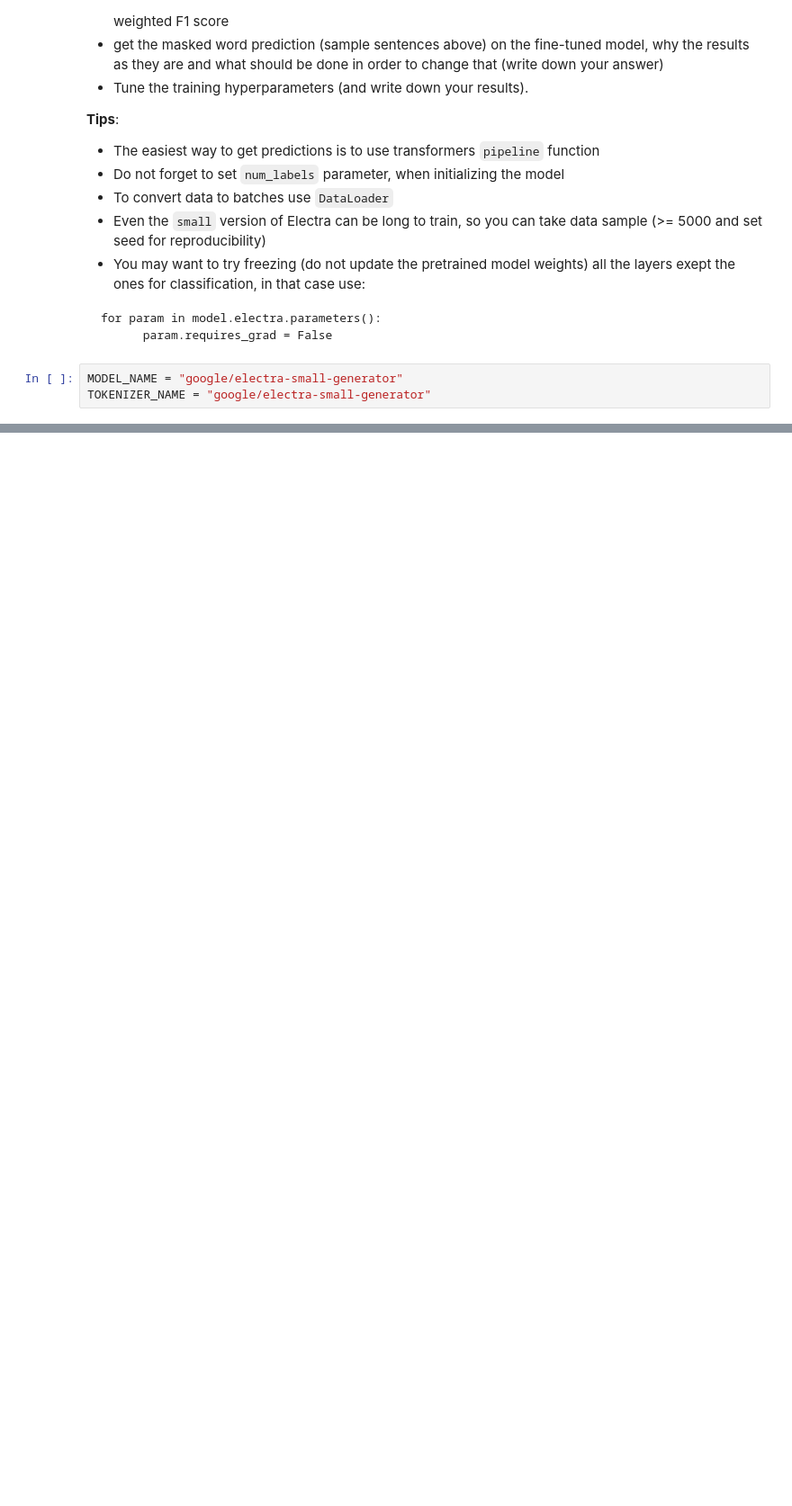
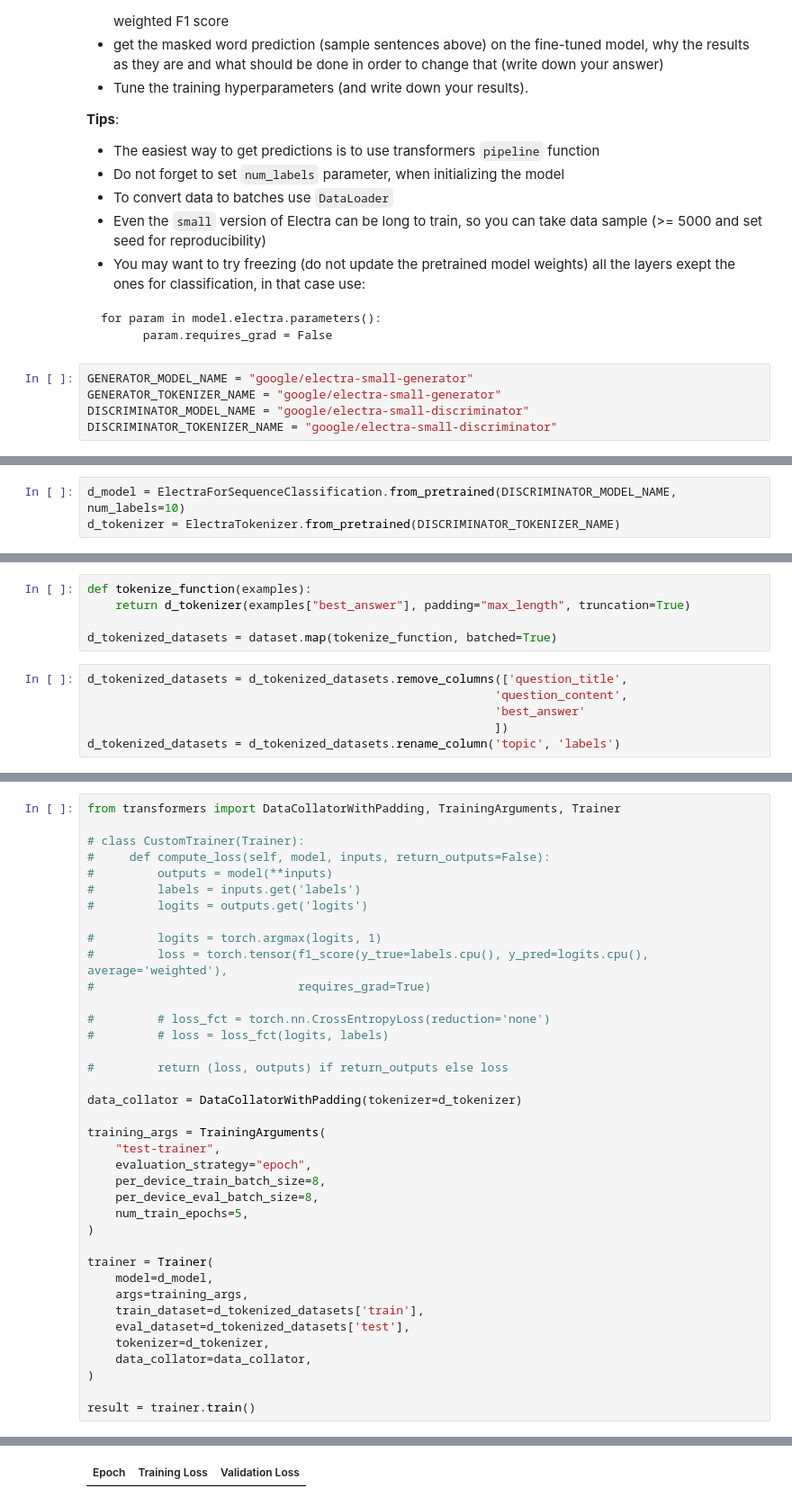
Before and after one commit to tiginamaria/ITMO_NLP, a Jupyter notebook: hw4.ipynb, the cells around one changed output, grey strips where cells are left out. Shown at 90% size. Drawn from its saved outputs; the diff is of its cells as text; blank space fills up the shorter version.

````diff
--- a/hw4.ipynb
+++ b/hw4.ipynb
@@ -61,5 +74,7 @@ for param in model.electra.parameters():
       param.requires_grad = False
 ```
 # %%
-MODEL_NAME = "google/electra-small-generator"
-TOKENIZER_NAME = "google/electra-small-generator"
+GENERATOR_MODEL_NAME = "google/electra-small-generator"
+GENERATOR_TOKENIZER_NAME = "google/electra-small-generator"
+DISCRIMINATOR_MODEL_NAME = "google/electra-small-discriminator"
+DISCRIMINATOR_TOKENIZER_NAME = "google/electra-small-discriminator"
@@ -65,0 +84,3 @@ TOKENIZER_NAME = "google/electra-small-generator"
+# %%
+d_model = ElectraForSequenceClassification.from_pretrained(DISCRIMINATOR_MODEL_NAME, num_labels=10)
+d_tokenizer = ElectraTokenizer.from_pretrained(DISCRIMINATOR_TOKENIZER_NAME)
@@ -65,0 +124,11 @@ TOKENIZER_NAME = "google/electra-small-generator"
+# %%
+def tokenize_function(examples):
+    return d_tokenizer(examples["best_answer"], padding="max_length", truncation=True)
+
+d_tokenized_datasets = dataset.map(tokenize_function, batched=True)
+# %%
+d_tokenized_datasets = d_tokenized_datasets.remove_columns(['question_title',
+                                                          'question_content',
+                                                          'best_answer'
+                                                          ])
+d_tokenized_datasets = d_tokenized_datasets.rename_column('topic', 'labels')
@@ -65,0 +165,39 @@ TOKENIZER_NAME = "google/electra-small-generator"
+# %%
+from transformers import DataCollatorWithPadding, TrainingArguments, Trainer
+
+# class CustomTrainer(Trainer):
+#     def compute_loss(self, model, inputs, return_outputs=False):
+#         outputs = model(**inputs)
+#         labels = inputs.get('labels')
+#         logits = outputs.get('logits')
+
+#         logits = torch.argmax(logits, 1)
+#         loss = torch.tensor(f1_score(y_true=labels.cpu(), y_pred=logits.cpu(), average='weighted'),
+#                             requires_grad=True)
+
+#         # loss_fct = torch.nn.CrossEntropyLoss(reduction='none')
+#         # loss = loss_fct(logits, labels)
+
+#         return (loss, outputs) if return_outputs else loss
+
+data_collator = DataCollatorWithPadding(tokenizer=d_tokenizer)
+
+training_args = TrainingArguments(
+    "test-trainer",
+    evaluation_strategy="epoch",
+    per_device_train_batch_size=8,
+    per_device_eval_batch_size=8,
+    num_train_epochs=5,
+)
+
+trainer = Trainer(
+    model=d_model,
+    args=training_args,
+    train_dataset=d_tokenized_datasets['train'],
+    eval_dataset=d_tokenized_datasets['test'],
+    tokenizer=d_tokenizer,
+    data_collator=data_collator,
+)
+
+result = trainer.train()
+# %% [output]
@@ -65,0 +215 @@ TOKENIZER_NAME = "google/electra-small-generator"
+| Epoch | Training Loss | Validation Loss |
````
Also changed, not shown: parts of 14 cells of this notebook.
